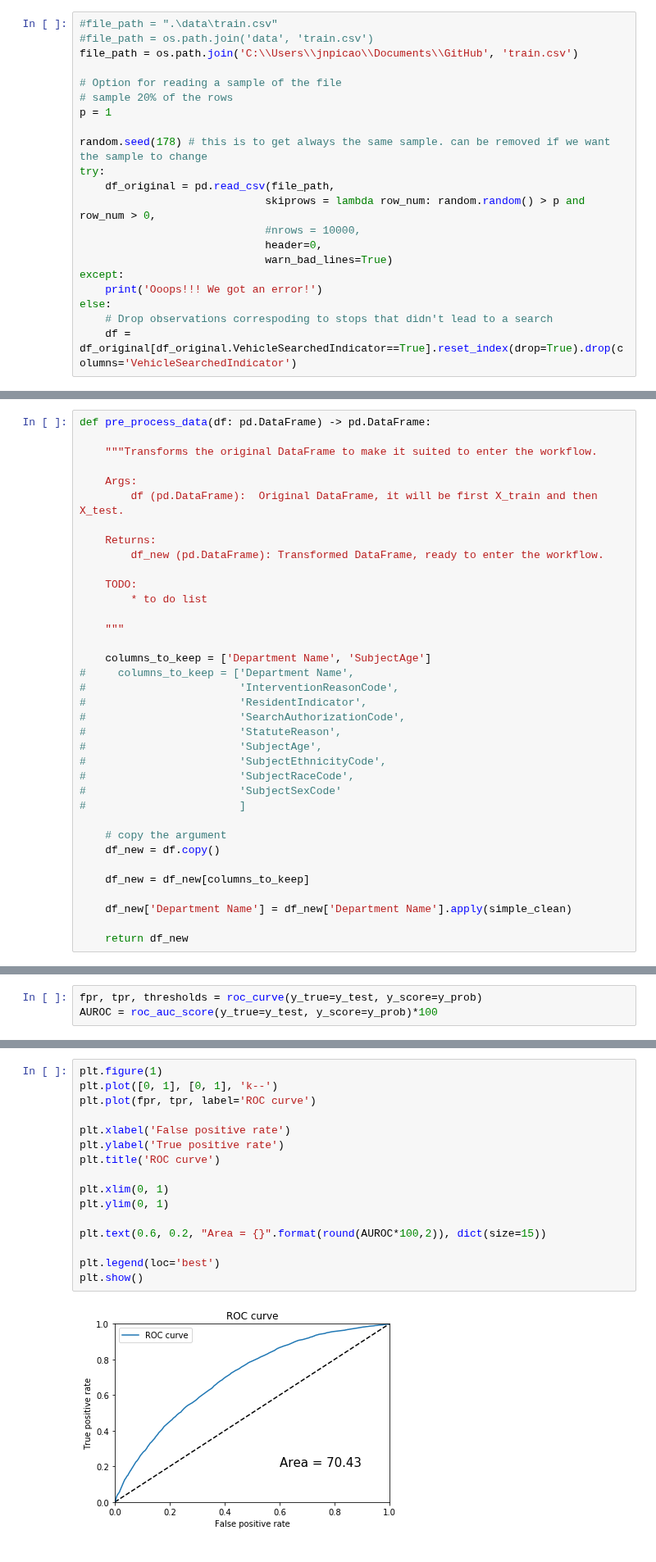
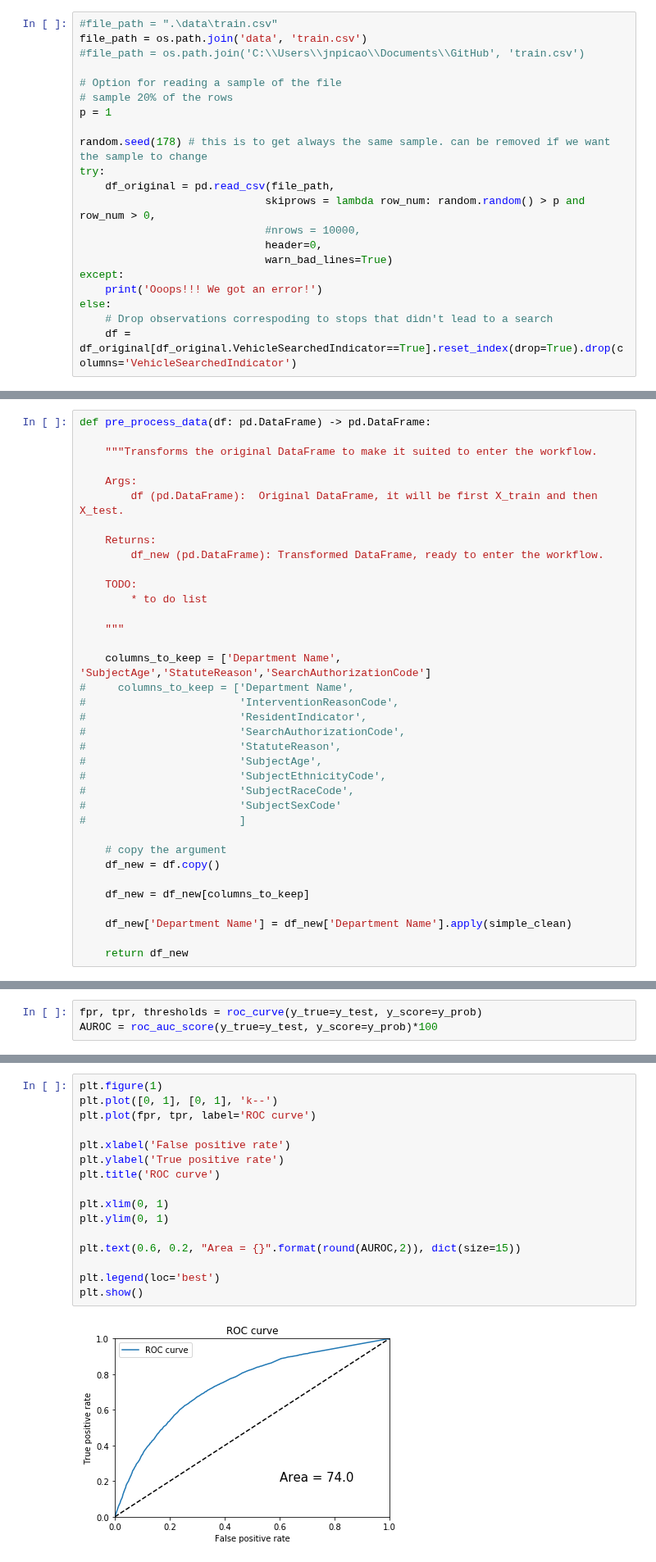
Before and after one commit to jnpicao/LDSSA-batch3-workspace, a Jupyter notebook: Capstone/classifier_workflow.ipynb, the cells around one changed output, grey strips where cells are left out. Shown at 82% size. Saved outputs shown, nothing was run; the diff lists cells and outputs as text.

```diff
--- a/Capstone/classifier_workflow.ipynb
+++ b/Capstone/classifier_workflow.ipynb
@@ -63,8 +63,8 @@ def simple_clean(doc, regex_list=[("[\.\?\(\)\|:;_!@/*\-]", " "), (" +", " ")] )
 # Load original data
 # %%
 #file_path = ".\data\train.csv"
-#file_path = os.path.join('data', 'train.csv')
-file_path = os.path.join('C:\\Users\\jnpicao\\Documents\\GitHub', 'train.csv')
+file_path = os.path.join('data', 'train.csv')
+#file_path = os.path.join('C:\\Users\\jnpicao\\Documents\\GitHub', 'train.csv')
 
 # Option for reading a sample of the file
 # sample 20% of the rows
@@ -111,7 +111,7 @@ def pre_process_data(df: pd.DataFrame) -> pd.DataFrame:
 
     """
 
-    columns_to_keep = ['Department Name', 'SubjectAge']
+    columns_to_keep = ['Department Name', 'SubjectAge','StatuteReason','SearchAuthorizationCode']
 #     columns_to_keep = ['Department Name',
 #                        'InterventionReasonCode',
 #                        'ResidentIndicator',
@@ -190,21 +191,21 @@ roc_auc_score(y_true=y_test, y_score=y_prob)
 # %%
 plt.figure(1)
 plt.plot([0, 1], [0, 1], 'k--')
 plt.plot(fpr, tpr, label='ROC curve')
 
 plt.xlabel('False positive rate')
 plt.ylabel('True positive rate')
 plt.title('ROC curve')
 
 plt.xlim(0, 1)
 plt.ylim(0, 1)
 
-plt.text(0.6, 0.2, "Area = {}".format(round(AUROC*100,2)), dict(size=15))
+plt.text(0.6, 0.2, "Area = {}".format(round(AUROC,2)), dict(size=15))
 
 plt.legend(loc='best')
 plt.show()
 # %% [output]
-[figure, old version]
+[figure, new version]
 # %%
 print(classification_report(y_test, y_pred))
 # %% [output]
```
Also changed, not shown: parts of 14 cells of this notebook.
